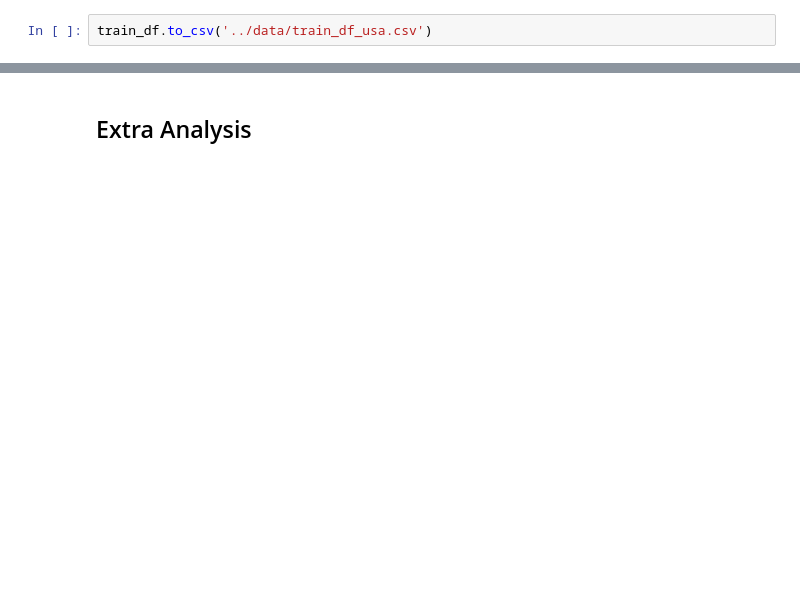
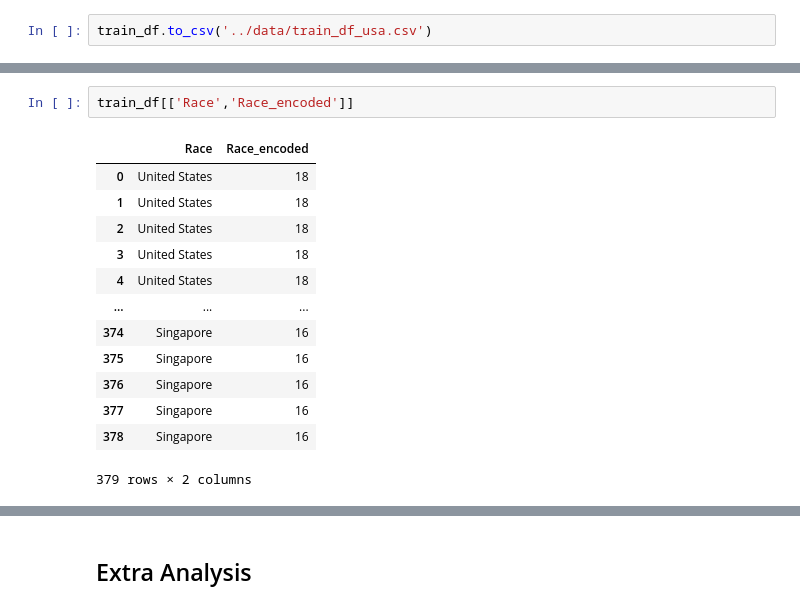
Before and after one commit to crystalcheong/formula-uno, a Jupyter notebook: prediction_notebooks/usgp_prediction.ipynb, the cells around one changed output, grey strips where cells are left out. Cells and saved outputs as stored; diff of their text form; blank space fills up the shorter version.

```diff
--- a/prediction_notebooks/usgp_prediction.ipynb
+++ b/prediction_notebooks/usgp_prediction.ipynb
@@ -710,0 +441,16 @@ Ridge Regression gap: 0.041 seconds
+# %%
+train_df[['Race','Race_encoded']]
+# %% [output]
+|  | Race | Race_encoded |
+| 0 | United States | 18 |
+| 1 | United States | 18 |
+| 2 | United States | 18 |
+| 3 | United States | 18 |
+| 4 | United States | 18 |
+| ... | ... | ... |
+| 374 | Singapore | 16 |
+| 375 | Singapore | 16 |
+| 376 | Singapore | 16 |
+| 377 | Singapore | 16 |
+| 378 | Singapore | 16 |
+379 rows × 2 columns
```
Also changed, not shown: parts of 19 cells of this notebook, 4 other files.
